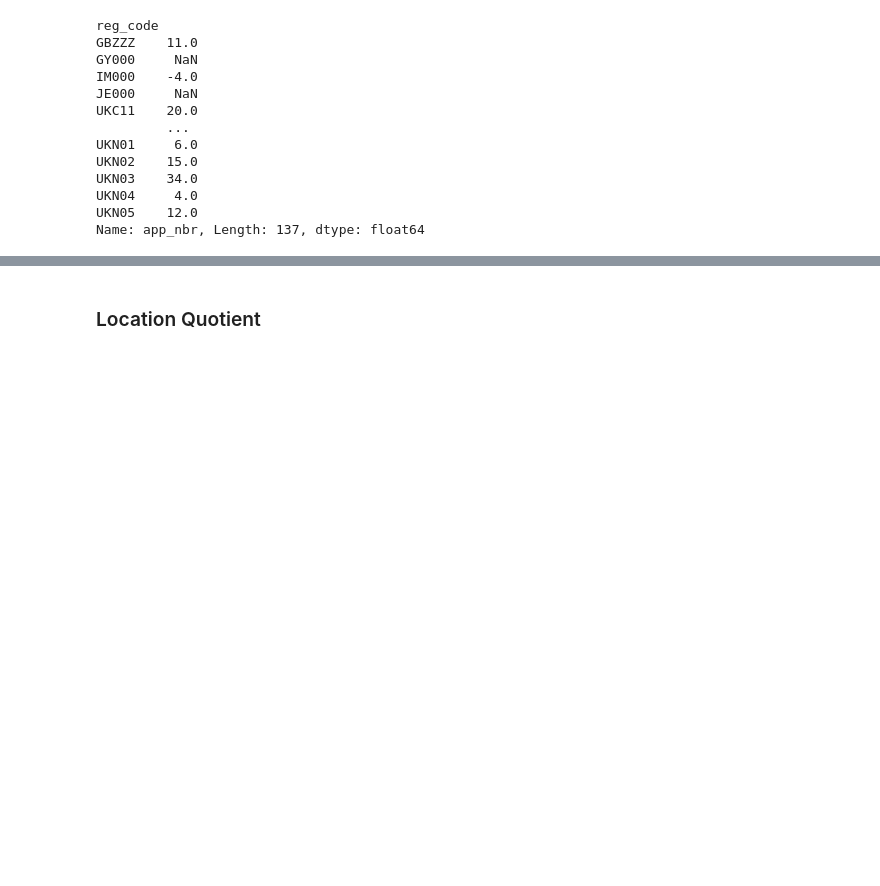
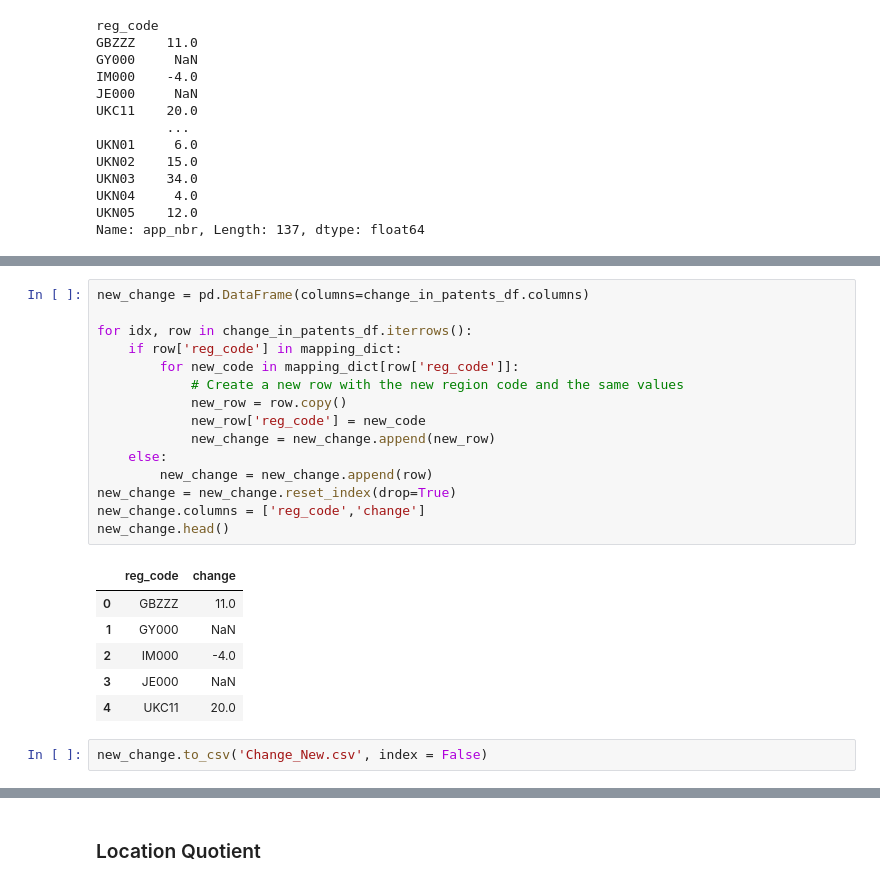
Before and after one commit to zhuoranliu22/dissertation, a Jupyter notebook: Analysis.ipynb, the cells around one changed output, grey strips where cells are left out. Drawn from its saved outputs; the diff is of its cells as text; blank space fills up the shorter version.

```diff
--- a/Analysis.ipynb
+++ b/Analysis.ipynb
@@ -320,0 +334,24 @@ Name: app_nbr, Length: 137, dtype: float64
+# %%
+new_change = pd.DataFrame(columns=change_in_patents_df.columns)
+
+for idx, row in change_in_patents_df.iterrows():
+    if row['reg_code'] in mapping_dict:
+        for new_code in mapping_dict[row['reg_code']]:
+            # Create a new row with the new region code and the same values
+            new_row = row.copy()
+            new_row['reg_code'] = new_code
+            new_change = new_change.append(new_row)
+    else:
+        new_change = new_change.append(row)
+new_change = new_change.reset_index(drop=True)
+new_change.columns = ['reg_code','change']
+new_change.head()
+# %% [output]
+|  | reg_code | change |
+| 0 | GBZZZ | 11.0 |
+| 1 | GY000 | NaN |
+| 2 | IM000 | -4.0 |
+| 3 | JE000 | NaN |
+| 4 | UKC11 | 20.0 |
+# %%
+new_change.to_csv('Change_New.csv', index = False)
```
Also changed, not shown: parts of 18 cells of this notebook, 1 other file.
